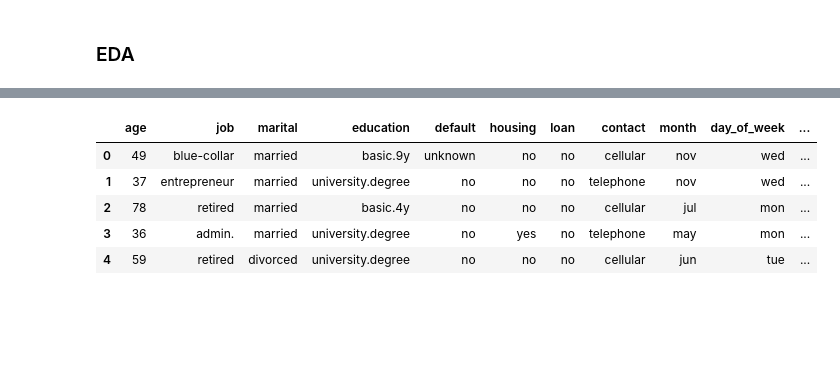
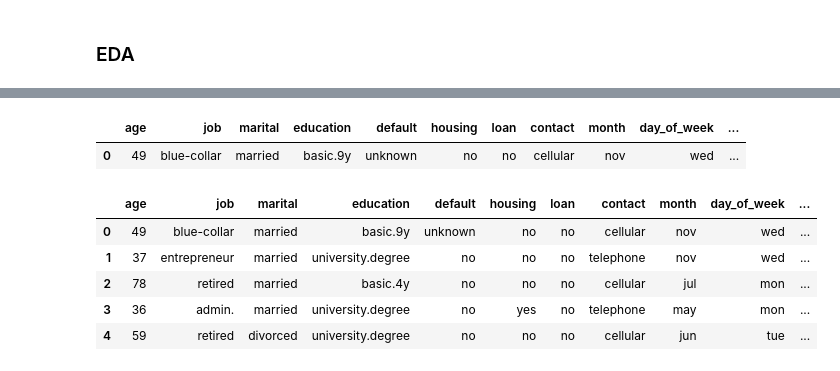
Before and after one commit to kokinpavel/dste, a Jupyter notebook: notebooks/EDA.ipynb, the cells around one changed output, grey strips where cells are left out. Cells and saved outputs as stored; diff of their text form; code cells hidden in the pictures; blank space fills up the shorter version.

```diff
--- a/notebooks/Untitled.ipynb
+++ b/notebooks/EDA.ipynb
@@ -10,3 +10,5 @@ from sklearn.model_selection import train_test_split
 ### EDA
 # %%
 df = pd.read_excel("../data/raw/train_file.xlsx")
+# %%
+tt = df.loc[0].to_dict()
@@ -13,3 +44,8 @@ df = pd.read_excel("../data/raw/train_file.xlsx")
+# %%
+pd.DataFrame([tt])
+# %% [output]
+|  | age | job | marital | education | default | housing | loan | contact | month | day_of_week | ... |
+| 0 | 49 | blue-collar | married | basic.9y | unknown | no | no | cellular | nov | wed | ... |
 # %%
 df.head()
 # %% [output]
```
Also changed, not shown: parts of 5 cells of this notebook, 17 other files.
